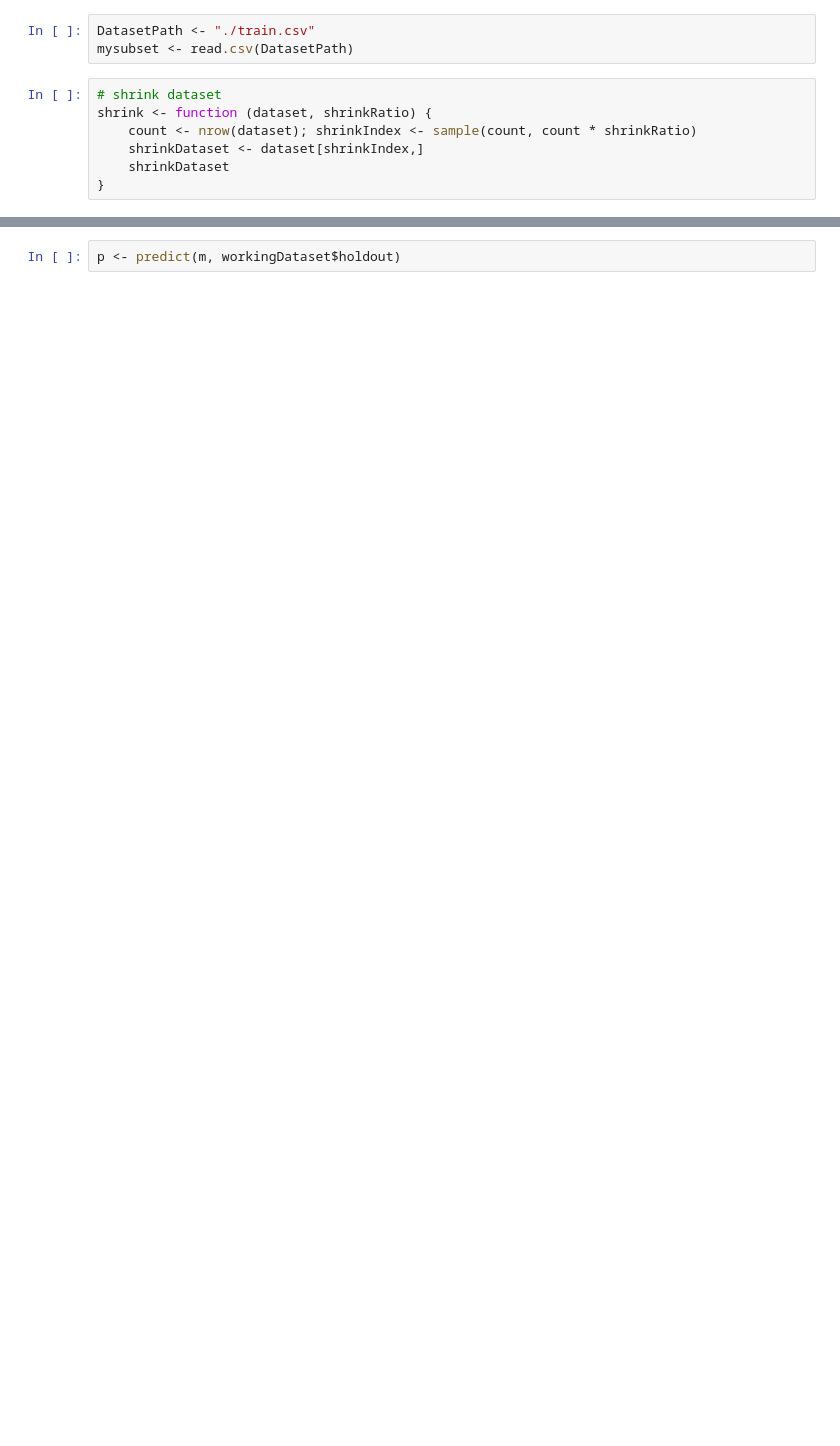
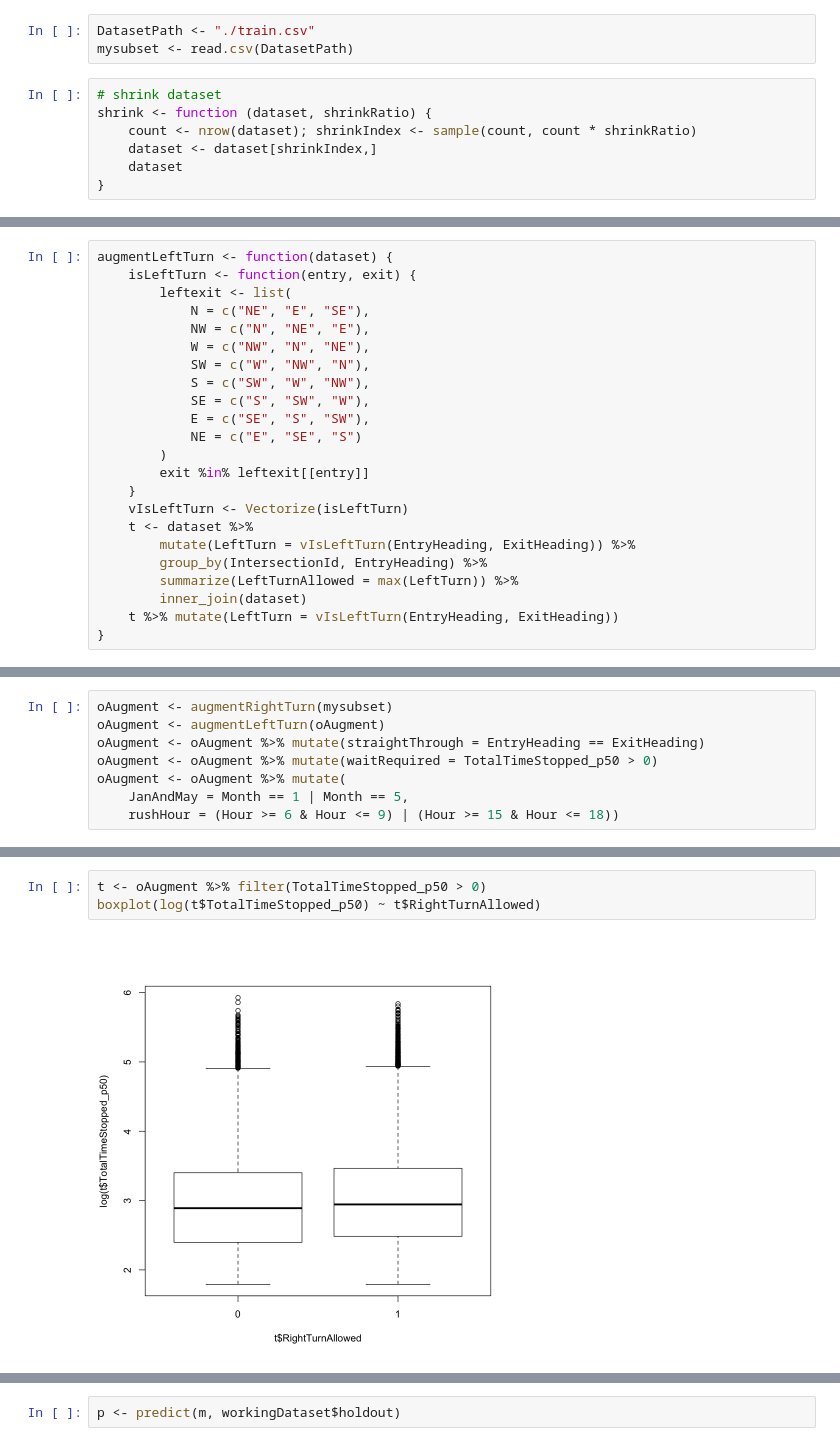
Before and after one commit to Haximilian/statistics447b, a Jupyter notebook: Feature Engineering.ipynb, the cells around one changed output, grey strips where cells are left out. Drawn from its saved outputs; the diff is of its cells as text; blank space fills up the shorter version.

```diff
--- a/Feature Engineering.ipynb
+++ b/Feature Engineering.ipynb
@@ -27,8 +28,8 @@ mysubset <- read.csv(DatasetPath)
 # shrink dataset
 shrink <- function (dataset, shrinkRatio) {
     count <- nrow(dataset); shrinkIndex <- sample(count, count * shrinkRatio)
-    shrinkDataset <- dataset[shrinkIndex,]
-    shrinkDataset
+    dataset <- dataset[shrinkIndex,]
+    dataset
 }
 # %%
 # split into training and holdout dataset
@@ -40,0 +63,23 @@ shrinkDataset <- shrink(mysubset, 0.1)
+# %%
+augmentLeftTurn <- function(dataset) {
+    isLeftTurn <- function(entry, exit) {
+        leftexit <- list(
+            N = c("NE", "E", "SE"),
+            NW = c("N", "NE", "E"),
+            W = c("NW", "N", "NE"),
+            SW = c("W", "NW", "N"),
+            S = c("SW", "W", "NW"),
+            SE = c("S", "SW", "W"),
+            E = c("SE", "S", "SW"),
+            NE = c("E", "SE", "S")
+        )
+        exit %in% leftexit[[entry]]
+    }
+    vIsLeftTurn <- Vectorize(isLeftTurn)
+    t <- dataset %>%
+        mutate(LeftTurn = vIsLeftTurn(EntryHeading, ExitHeading)) %>%
+        group_by(IntersectionId, EntryHeading) %>%
+        summarize(LeftTurnAllowed = max(LeftTurn)) %>%
+        inner_join(dataset)
+    t %>% mutate(LeftTurn = vIsLeftTurn(EntryHeading, ExitHeading))
+}
@@ -40,0 +111,8 @@ shrinkDataset <- shrink(mysubset, 0.1)
+# %%
+oAugment <- augmentRightTurn(mysubset)
+oAugment <- augmentLeftTurn(oAugment)
+oAugment <- oAugment %>% mutate(straightThrough = EntryHeading == ExitHeading)
+oAugment <- oAugment %>% mutate(waitRequired = TotalTimeStopped_p50 > 0)
+oAugment <- oAugment %>% mutate(
+    JanAndMay = Month == 1 | Month == 5,
+    rushHour = (Hour >= 6 & Hour <= 9) | (Hour >= 15 & Hour <= 18))
@@ -40,0 +127,5 @@ shrinkDataset <- shrink(mysubset, 0.1)
+# %%
+t <- oAugment %>% filter(TotalTimeStopped_p50 > 0)
+boxplot(log(t$TotalTimeStopped_p50) ~ t$RightTurnAllowed)
+# %% [output]
+[figure, added]
```
Also changed, not shown: parts of 49 cells of this notebook.
